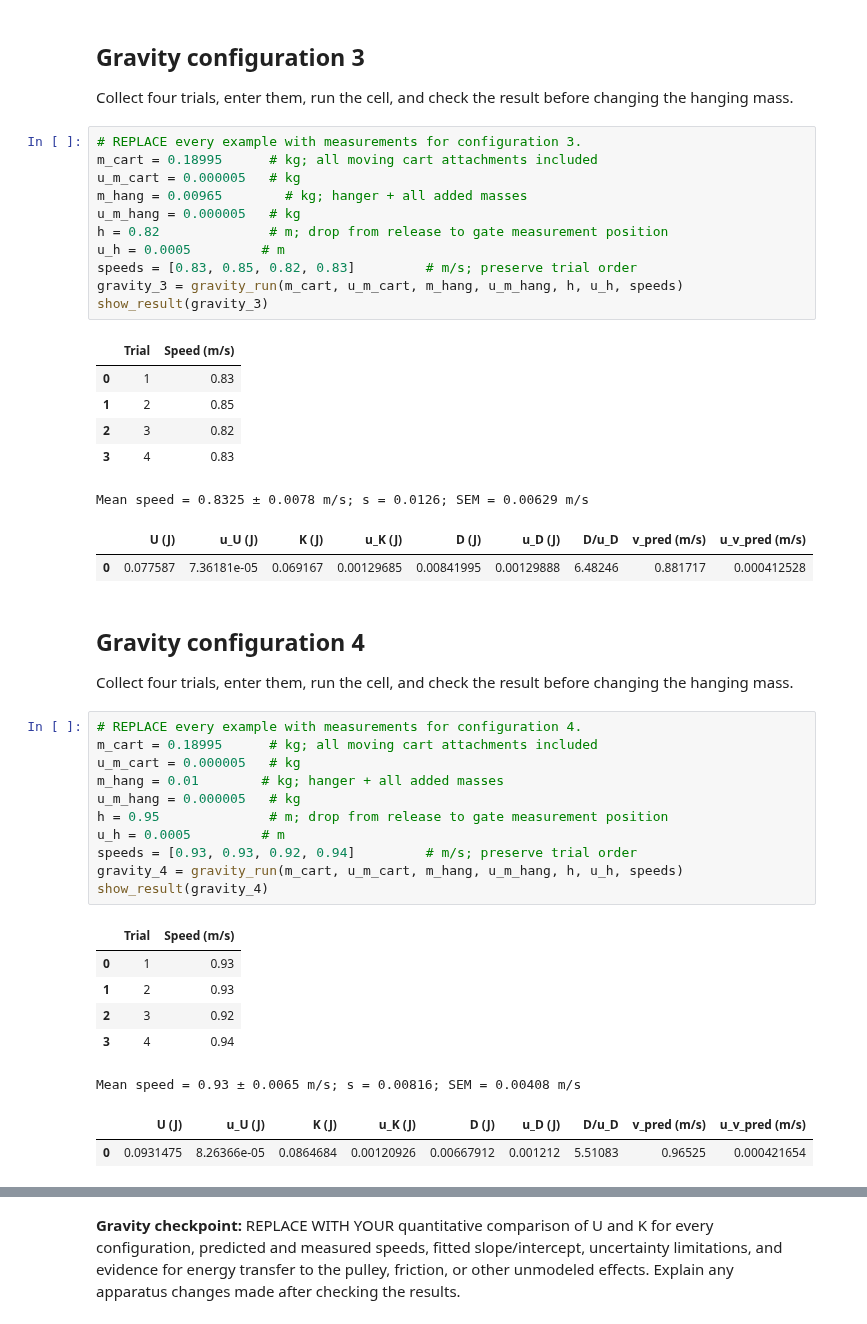
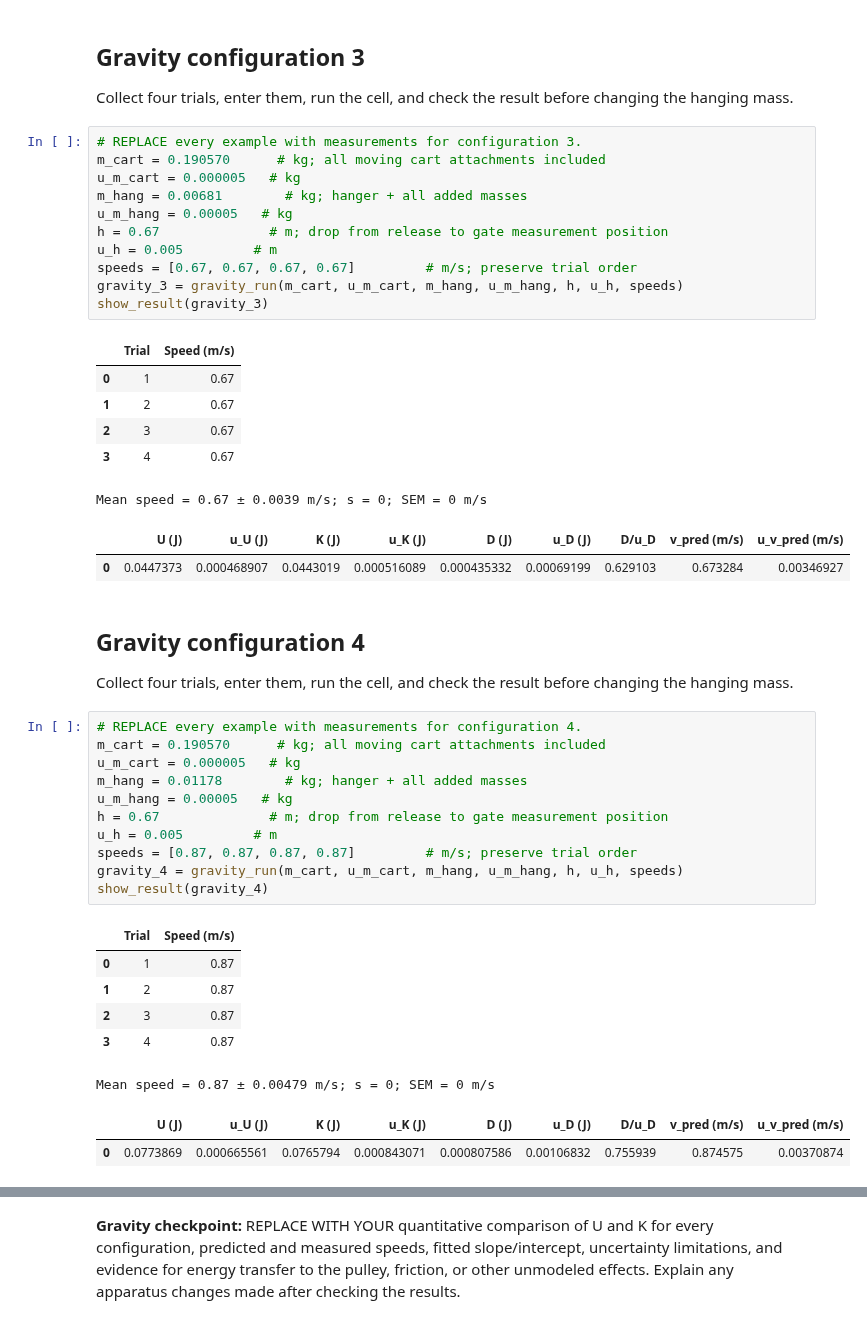
Before and after one commit to JacobRojas25/Phys201L, a Jupyter notebook: labs/Lab05_Air_Track_Conservation_of_Energy/Lab05_Air_Track_Conservation_of_Energy.ipynb, the cells around one changed output, grey strips where cells are left out. Cells and saved outputs as stored; diff of their text form.

```diff
--- a/labs/Lab05_Air_Track_Conservation_of_Energy/Lab05_Air_Track_Conservation_of_Energy.ipynb
+++ b/labs/Lab05_Air_Track_Conservation_of_Energy/Lab05_Air_Track_Conservation_of_Energy.ipynb
@@ -281,47 +279,47 @@ Mean speed = 1.17 ± 0.00741 m/s; s = 0.00816; SEM = 0.00408 m/s
 Collect four trials, enter them, run the cell, and check the result before changing the hanging mass.
 # %%
 # REPLACE every example with measurements for configuration 3.
-m_cart = 0.18995      # kg; all moving cart attachments included
+m_cart = 0.190570      # kg; all moving cart attachments included
 u_m_cart = 0.000005   # kg
-m_hang = 0.00965        # kg; hanger + all added masses
-u_m_hang = 0.000005   # kg
-h = 0.82              # m; drop from release to gate measurement position
-u_h = 0.0005         # m
-speeds = [0.83, 0.85, 0.82, 0.83]         # m/s; preserve trial order
+m_hang = 0.00681        # kg; hanger + all added masses
+u_m_hang = 0.00005   # kg
+h = 0.67              # m; drop from release to gate measurement position
+u_h = 0.005         # m
+speeds = [0.67, 0.67, 0.67, 0.67]         # m/s; preserve trial order
 gravity_3 = gravity_run(m_cart, u_m_cart, m_hang, u_m_hang, h, u_h, speeds)
 show_result(gravity_3)
 # %% [output]
 |  | Trial | Speed (m/s) |
-| 0 | 1 | 0.83 |
-| 1 | 2 | 0.85 |
-| 2 | 3 | 0.82 |
-| 3 | 4 | 0.83 |
+| 0 | 1 | 0.67 |
+| 1 | 2 | 0.67 |
+| 2 | 3 | 0.67 |
+| 3 | 4 | 0.67 |
-Mean speed = 0.8325 ± 0.0078 m/s; s = 0.0126; SEM = 0.00629 m/s
+Mean speed = 0.67 ± 0.0039 m/s; s = 0; SEM = 0 m/s
 |  | U (J) | u_U (J) | K (J) | u_K (J) | D (J) | u_D (J) | D/u_D | v_pred (m/s) | u_v_pred (m/s) |
-| 0 | 0.077587 | 7.36181e-05 | 0.069167 | 0.00129685 | 0.00841995 | 0.00129888 | 6.48246 | 0.881717 | 0.000412528 |
+| 0 | 0.0447373 | 0.000468907 | 0.0443019 | 0.000516089 | 0.000435332 | 0.00069199 | 0.629103 | 0.673284 | 0.00346927 |
 # %% [markdown]
 ## Gravity configuration 4
 Collect four trials, enter them, run the cell, and check the result before changing the hanging mass.
 # %%
 # REPLACE every example with measurements for configuration 4.
-m_cart = 0.18995      # kg; all moving cart attachments included
+m_cart = 0.190570      # kg; all moving cart attachments included
 u_m_cart = 0.000005   # kg
-m_hang = 0.01        # kg; hanger + all added masses
-u_m_hang = 0.000005   # kg
-h = 0.95              # m; drop from release to gate measurement position
-u_h = 0.0005         # m
-speeds = [0.93, 0.93, 0.92, 0.94]         # m/s; preserve trial order
+m_hang = 0.01178        # kg; hanger + all added masses
+u_m_hang = 0.00005   # kg
+h = 0.67              # m; drop from release to gate measurement position
+u_h = 0.005         # m
+speeds = [0.87, 0.87, 0.87, 0.87]         # m/s; preserve trial order
 gravity_4 = gravity_run(m_cart, u_m_cart, m_hang, u_m_hang, h, u_h, speeds)
 show_result(gravity_4)
 # %% [output]
 |  | Trial | Speed (m/s) |
-| 0 | 1 | 0.93 |
-| 1 | 2 | 0.93 |
-| 2 | 3 | 0.92 |
-| 3 | 4 | 0.94 |
+| 0 | 1 | 0.87 |
+| 1 | 2 | 0.87 |
+| 2 | 3 | 0.87 |
+| 3 | 4 | 0.87 |
-Mean speed = 0.93 ± 0.0065 m/s; s = 0.00816; SEM = 0.00408 m/s
+Mean speed = 0.87 ± 0.00479 m/s; s = 0; SEM = 0 m/s
 |  | U (J) | u_U (J) | K (J) | u_K (J) | D (J) | u_D (J) | D/u_D | v_pred (m/s) | u_v_pred (m/s) |
-| 0 | 0.0931475 | 8.26366e-05 | 0.0864684 | 0.00120926 | 0.00667912 | 0.001212 | 5.51083 | 0.96525 | 0.000421654 |
+| 0 | 0.0773869 | 0.000665561 | 0.0765794 | 0.000843071 | 0.000807586 | 0.00106832 | 0.755939 | 0.874575 | 0.00370874 |
 # %%
 gravity_table = energy_plot(
     {"Gravity 1":gravity_1, "Gravity 2":gravity_2, "Gravity 3":gravity_3, "Gravity 4":gravity_4},
```
Also changed, not shown: parts of 6 cells of this notebook.
